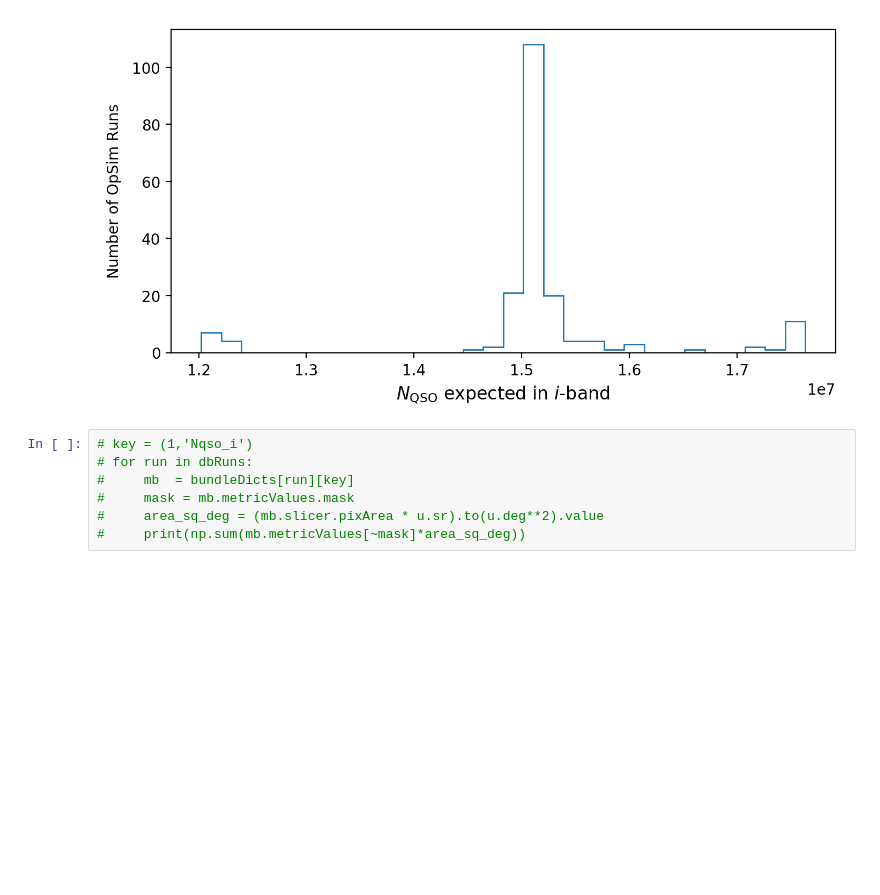
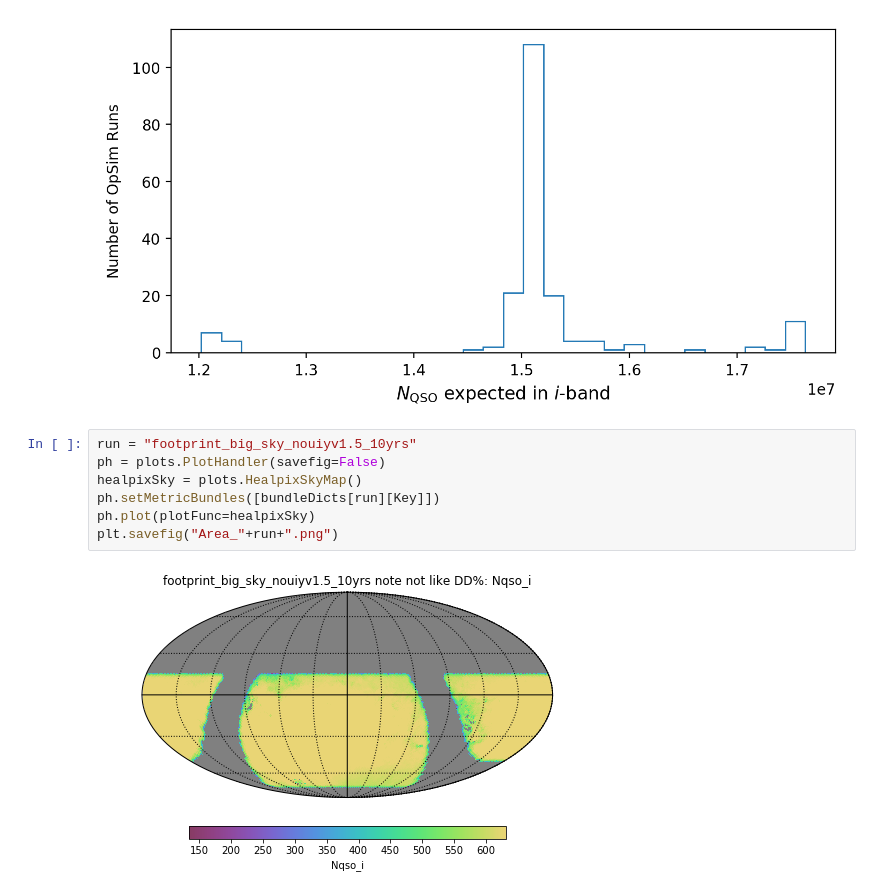
Before and after one commit to rjassef/AGN_Photoz_LSST_OpSim, a Jupyter notebook: Quasar_Counts/Metric/Visualize_Nqso.ipynb, the cells around one changed output. Drawn from its saved outputs; the diff is of its cells as text; blank space fills up the shorter version.

Commit message:
Added area plots of two OpSim runs at the extreme of Nqso dist.

```diff
--- a/Quasar_Counts/Metric/Visualize_Nqso.ipynb
+++ b/Quasar_Counts/Metric/Visualize_Nqso.ipynb
@@ -92,10 +92,12 @@ plot_OpSims_Nqso_hist(Key, bundleDicts, xlabel=xlabel,
 plt.savefig("Nqso_i.png")
 # %% [output]
 [figure]
-# %%
-# key = (1,'Nqso_i')
-# for run in dbRuns:
-#     mb  = bundleDicts[run][key]
-#     mask = mb.metricValues.mask
-#     area_sq_deg = (mb.slicer.pixArea * u.sr).to(u.deg**2).value
-#     print(np.sum(mb.metricValues[~mask]*area_sq_deg))
+# %%
+run = "footprint_big_sky_nouiyv1.5_10yrs"
+ph = plots.PlotHandler(savefig=False)
+healpixSky = plots.HealpixSkyMap()
+ph.setMetricBundles([bundleDicts[run][Key]])
+ph.plot(plotFunc=healpixSky)
+plt.savefig("Area_"+run+".png")
+# %% [output]
+[figure, added]
```
Also changed, not shown: parts of 1 cell of this notebook, 2 other files.
